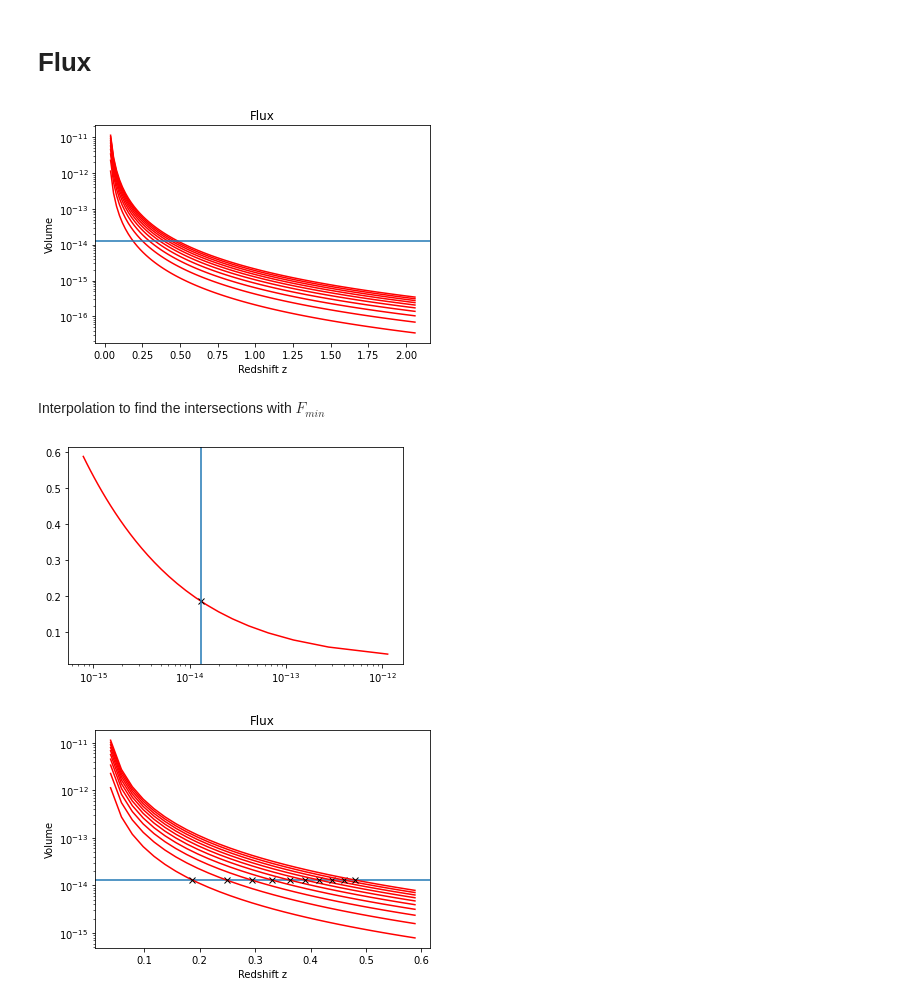
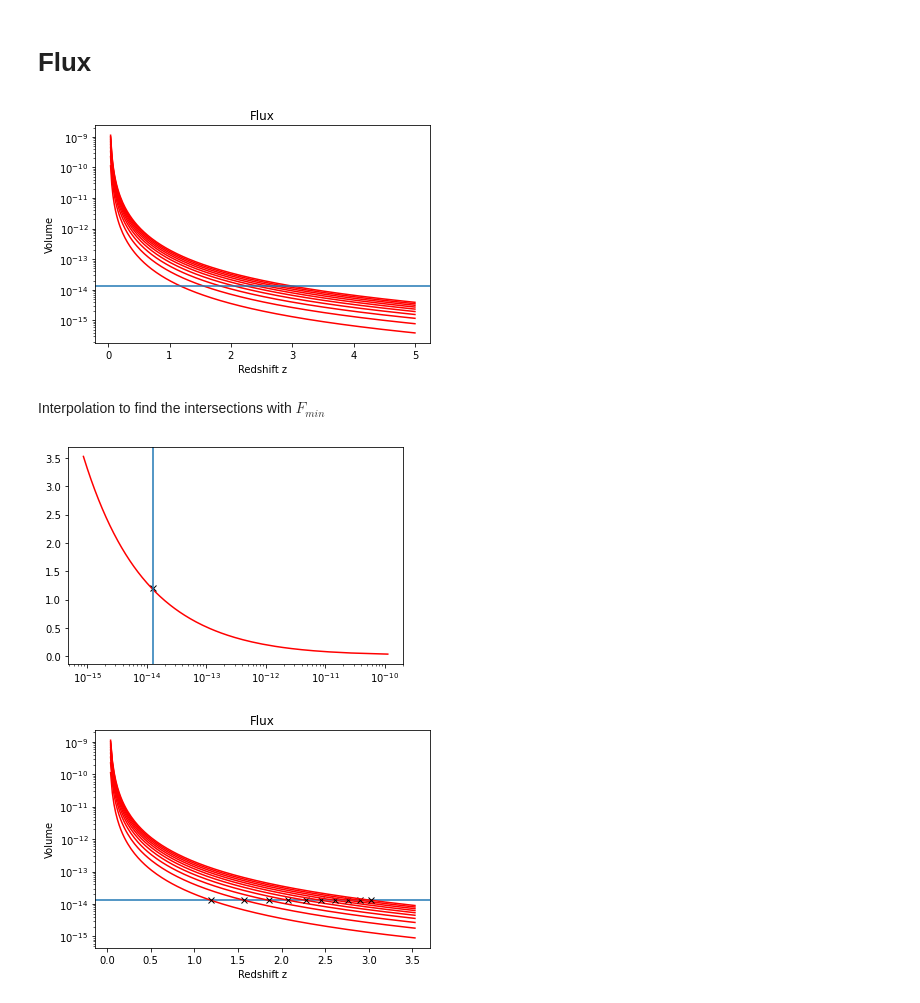
Before and after one commit to carle13/Galaxy-clusters-number-counts, a Jupyter notebook: analysis.ipynb, the cells around one changed output. Saved outputs shown, nothing was run; the diff lists cells and outputs as text; code cells hidden in the pictures.

```diff
--- a/analysis.ipynb
+++ b/analysis.ipynb
@@ -72,14 +85,13 @@ plt.show()
 ## Diameter distance
 # %%
 k = [0, 0, 0, 1, 1, 1, 1, 1]
-diameter = [None] * len(data)
-diameter[0] = data[0]
+diameter = [None] * (len(data)-1)
 for i in range(1, len(data)):
 	if k[i - 1] == 1:
-		diameter[i] = np.sin(comoving[i])
+		diameter[i-1] = np.sin(comoving[i-1])
 	elif k[i - 1] == 0:
-		diameter[i] = comoving[i]
+		diameter[i-1] = comoving[i-1]
 	elif k[i - 1] == -1:
-		diameter[i] = np.sinh(comoving[i])
+		diameter[i-1] = np.sinh(comoving[i-1])
 # %%
 plt.figure()
@@ -106,9 +119,8 @@ plt.show()
 # Volume
 # %%
 omega = 24 * np.pi / 180
-volume = [None] * len(data)
-volume[0] = data[0]
+volume = [None] * (len(data)-1)
 for i in range(1, len(data)):
-	volume[i] = integrate.cumtrapz(diameter[i]**2 / data[i], data[0], initial=0) * omega**2 * 3**3
+	volume[i-1] = integrate.cumtrapz(diameter[i-1]**2 / data[i-1], data[0], initial=0) * omega**2 * 3**3
 # %%
 plt.figure()
@@ -132,7 +144,7 @@ Z = X.copy()
 for i in range(len(Z)):
 	for b in range(len(Z[i])):
 		if i > b:
-			Z[i][b] = np.sum(volume[2][b:i])
+			Z[i][b] = np.sum(volume[0][b:i])
 		else:
 			Z[i][b] = np.nan
 # %%
@@ -148,25 +160,24 @@ plt.show()
 # %% [markdown]
 # Flux
 # %%
-L = np.arange(1, 11) * 1e42
-flux = [None] * len(data)
-flux[0] = data[0][:-150]
+L = np.arange(1, 11) * 1e44
+flux = [None] * (len(data)-1)
 for i in range(1, len(data)):
-	flux[i] = [None]*len(L)
+	flux[i-1] = [None]*len(L)
 	for b in range(len(L)):
-		flux[i][b] = L[b] / (4 * np.pi * (luminosity[i][:-150] * 3.086e24)**2)
+		flux[i-1][b] = L[b] / (4 * np.pi * (luminosity[i-1] * 3.086e24)**2)
 # %%
 flim = 1.3e-14
 plt.figure()
 plt.title('Flux')
 plt.xlabel('Redshift z')
 plt.ylabel('Volume')
-for i in range(len(flux[2])):
-	plt.semilogy(flux[0], flux[2][i], c='red')
+for i in range(len(flux[0])):
+	plt.semilogy(data[0], flux[0][i], c='red')
 plt.axhline(flim)
 plt.show()
 # %% [output]
-[figure, old version]
+[figure, new version]
 # %% [markdown]
 Interpolation to find the intersections with $F_{min}$
 # %%
@@ -183,12 +194,12 @@ for i in range(len(zMax)):
 		zMax[i][b] = (params[i][b](np.log10(flim)))
 # %%
 plt.figure()
-plt.semilogx(flux[2][0][:-75], flux[0][:-75], c='red')
+plt.semilogx(flux[2][0][:-75], data[0][:-75], c='red')
 plt.plot(flim, zMax[1][0], 'x', c='black')
 plt.axvline(flim)
 plt.show()
 # %% [output]
-[figure, old version]
+[figure, new version]
 # %%
 plt.figure()
 plt.title('Flux')
@@ -196,10 +207,10 @@ plt.xlabel('Redshift z')
 plt.ylabel('Volume')
 plt.axhline(flim)
 for i in range(len(flux[2])):
-	plt.semilogy(flux[0][:-75], flux[2][i][:-75], c='red')
-	plt.plot(zMax[1][i], flim, 'x', c='black')
+	plt.semilogy(data[0][:-75], flux[0][i][:-75], c='red')
+	plt.plot(zMax[0][i], flim, 'x', c='black')
 plt.show()
 # %% [output]
-[figure, old version]
+[figure, new version]
 # %%
 plt.figure()
```
Also changed, not shown: parts of 19 cells of this notebook.
